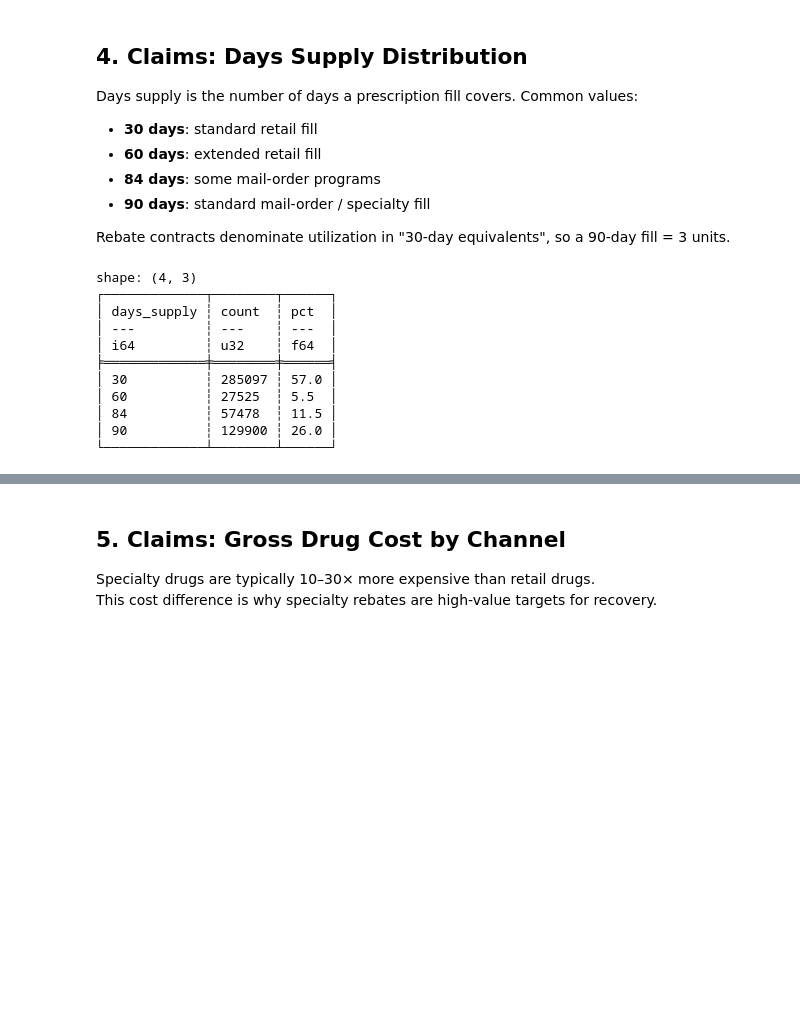
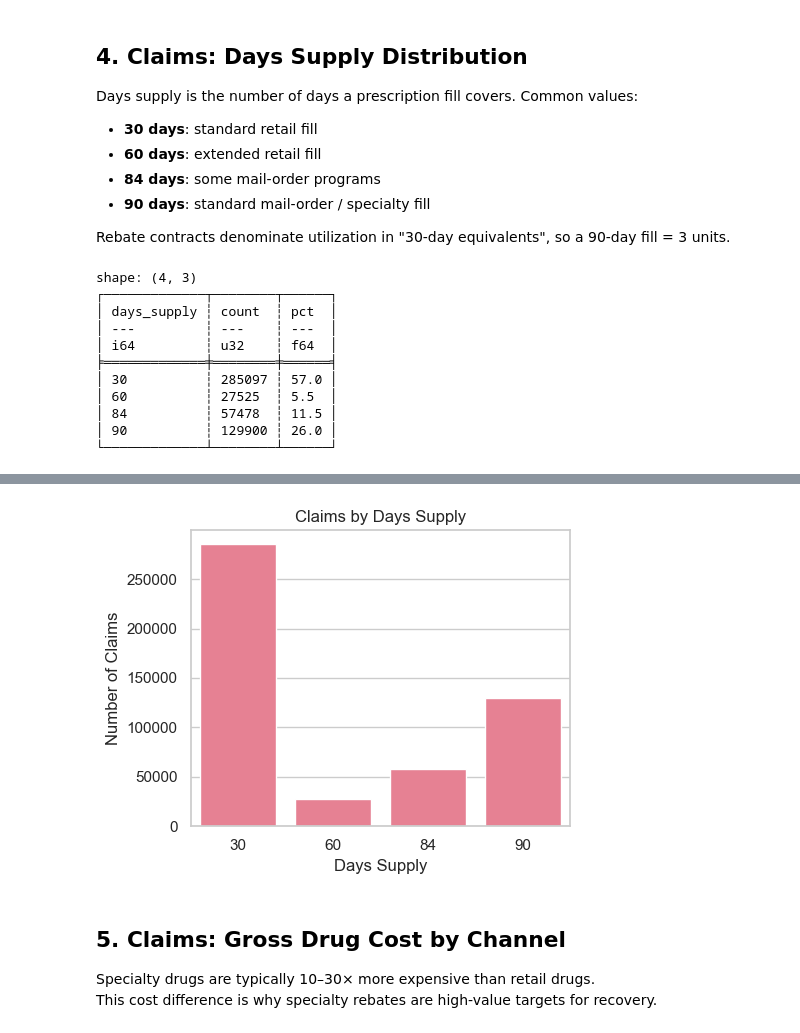
Before and after one commit to ZackLarsen/anomaly-detection, a Jupyter notebook: notebooks/01_generate_demo_data.ipynb, the cells around one changed output, grey strips where cells are left out. Cells and saved outputs as stored; diff of their text form; code cells hidden in the pictures; blank space fills up the shorter version.

```diff
--- a/notebooks/01_generate_demo_data.ipynb
+++ b/notebooks/01_generate_demo_data.ipynb
@@ -131,17 +126,14 @@ days_counts = (
 
 print(days_counts)
 
-chart = (
-    alt.Chart(days_counts.to_pandas())
-    .mark_bar()
-    .encode(
-        x=alt.X("days_supply:O", title="Days Supply"),
-        y=alt.Y("count:Q", title="Number of Claims"),
-        tooltip=["days_supply", "count", "pct"],
-    )
-    .properties(title="Claims by Days Supply", width=350, height=280)
-)
-chart
+fig, ax = plt.subplots(figsize=(5, 4))
+days_pd = days_counts.to_pandas()
+sns.barplot(data=days_pd, x="days_supply", y="count", ax=ax)
+ax.set_title("Claims by Days Supply")
+ax.set_xlabel("Days Supply")
+ax.set_ylabel("Number of Claims")
+plt.tight_layout()
+plt.show()
 # %% [output]
 shape: (4, 3)
 ┌─────────────┬────────┬──────┐
@@ -158,3 +149,4 @@ shape: (4, 3)
+[figure, added]
 # %% [markdown]
 ## 5. Claims: Gross Drug Cost by Channel
 
```
Also changed, not shown: parts of 11 cells of this notebook.
